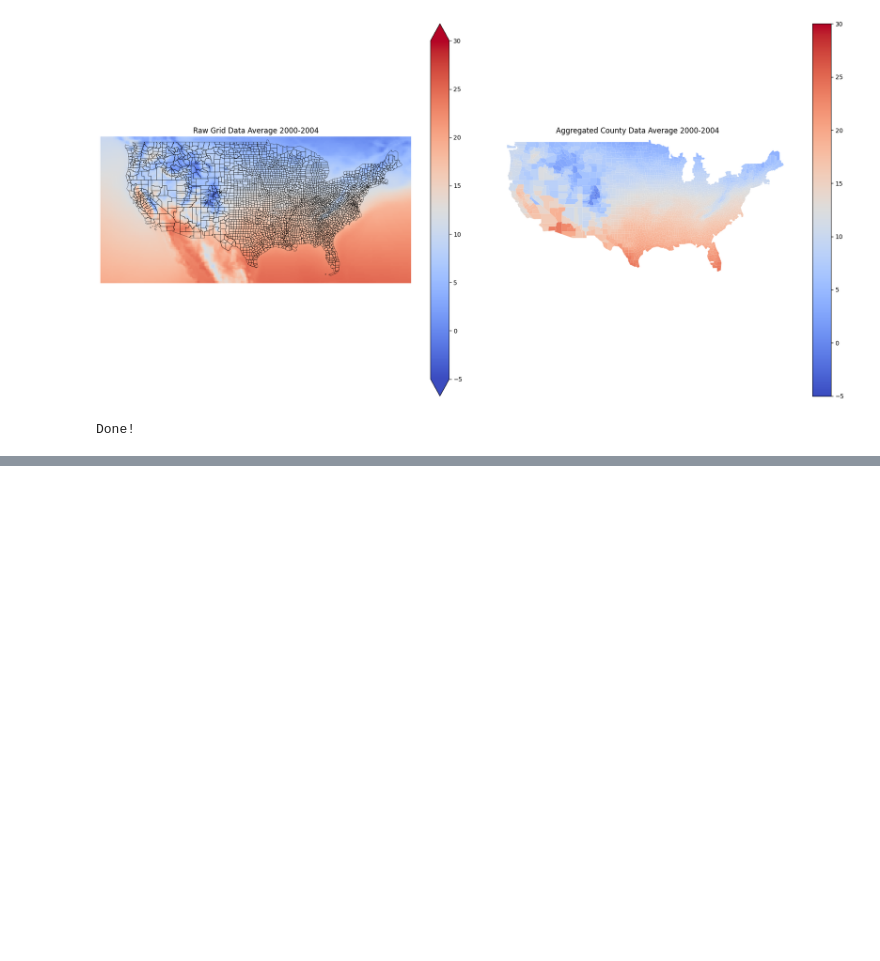
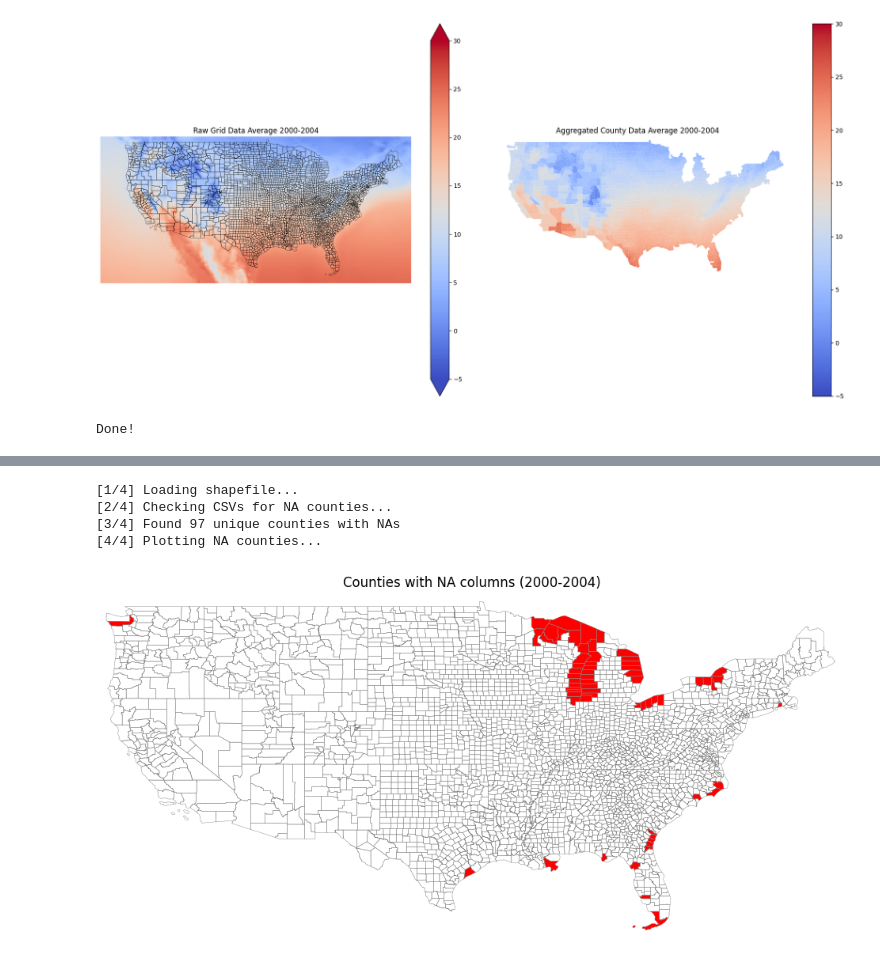
Before and after one commit to yougsanghvi/global_suicide_dummy, a Jupyter notebook: code/b_era5_aggregation/diagnostics.ipynb, the cells around one changed output, grey strips where cells are left out. Cells and saved outputs as stored; diff of their text form; code cells hidden in the pictures; blank space fills up the shorter version.

```diff
--- a/code/b_era5_aggregation/diagnostics.ipynb
+++ b/code/b_era5_aggregation/diagnostics.ipynb
@@ -252,0 +328,15 @@ plot_na_counties(
+# %%
+na_fips = plot_na_counties(
+    agg_folder="/global/scratch/users/yougsanghvi/aggregated_results_gdnat_usa",
+    agg_template="gdnat_usa_agg_{}.csv",
+    shapefile_path="/global/scratch/users/yougsanghvi/shapefiles/tl_2016_us_county_mortality.shp",
+    shapefile_id_col="GEOID",
+    years=range(2000, 2005),
+    crop_bounds=(-125, 24, -66.5, 50)  # mainland USA approx bounds
+)
+# %% [output]
+[1/4] Loading shapefile...
+[2/4] Checking CSVs for NA counties...
+[3/4] Found 97 unique counties with NAs
+[4/4] Plotting NA counties...
+[figure, added]
```
Also changed, not shown: parts of 4 cells of this notebook, 2 other files.
